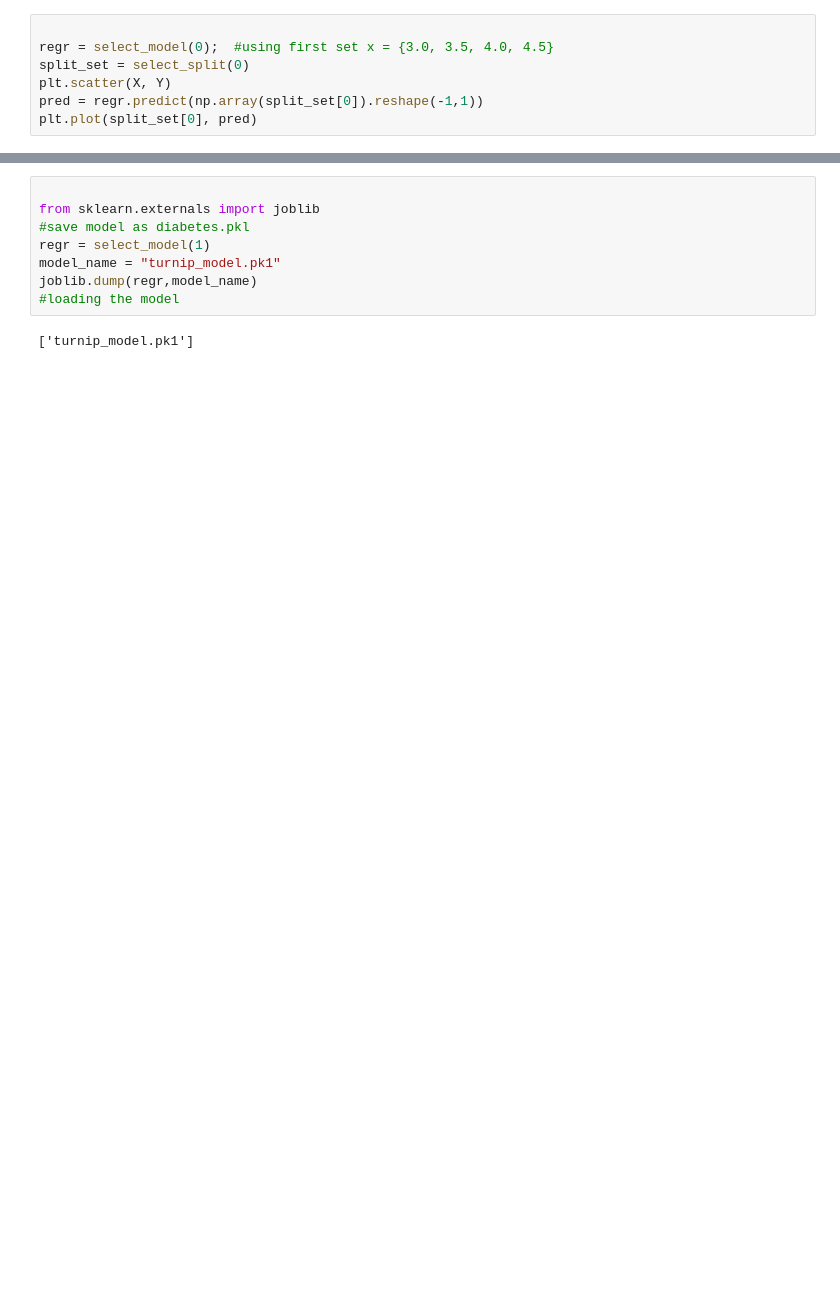
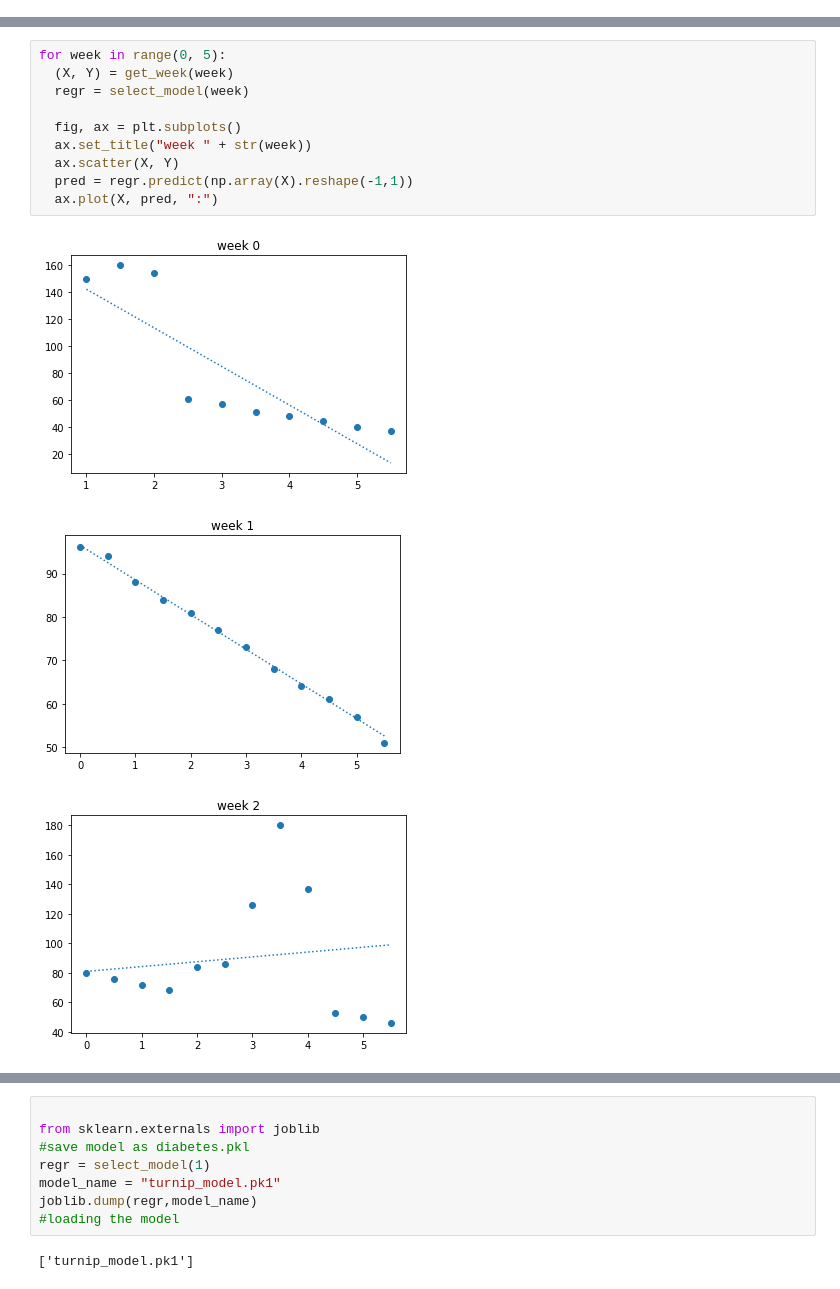
Before and after one commit to a-chan041/CS497-TurnipPricePredictor, a Jupyter notebook: TurnipPredictionipynb.ipynb, the cells around one changed output, grey strips where cells are left out. Saved outputs shown, nothing was run; the diff lists cells and outputs as text; blank space fills up the shorter version.

```diff
--- a/TurnipPredictionipynb.ipynb
+++ b/TurnipPredictionipynb.ipynb
@@ -317,7 +2,0 @@ def select_model(selection):
-# %%
-
-regr = select_model(0);  #using first set x = {3.0, 3.5, 4.0, 4.5}
-split_set = select_split(0)
-plt.scatter(X, Y)
-pred = regr.predict(np.array(split_set[0]).reshape(-1,1))
-plt.plot(split_set[0], pred)
@@ -336,0 +149,14 @@ plt.plot(split_set[0], pred)
+# %%
+for week in range(0, 5):
+  (X, Y) = get_week(week)
+  regr = select_model(week)
+
+  fig, ax = plt.subplots()
+  ax.set_title("week " + str(week))
+  ax.scatter(X, Y)
+  pred = regr.predict(np.array(X).reshape(-1,1))
+  ax.plot(X, pred, ":")
+# %% [output]
+[figure, added]
+[figure, added]
+[figure, added]
```
Also changed, not shown: parts of 10 cells of this notebook.
